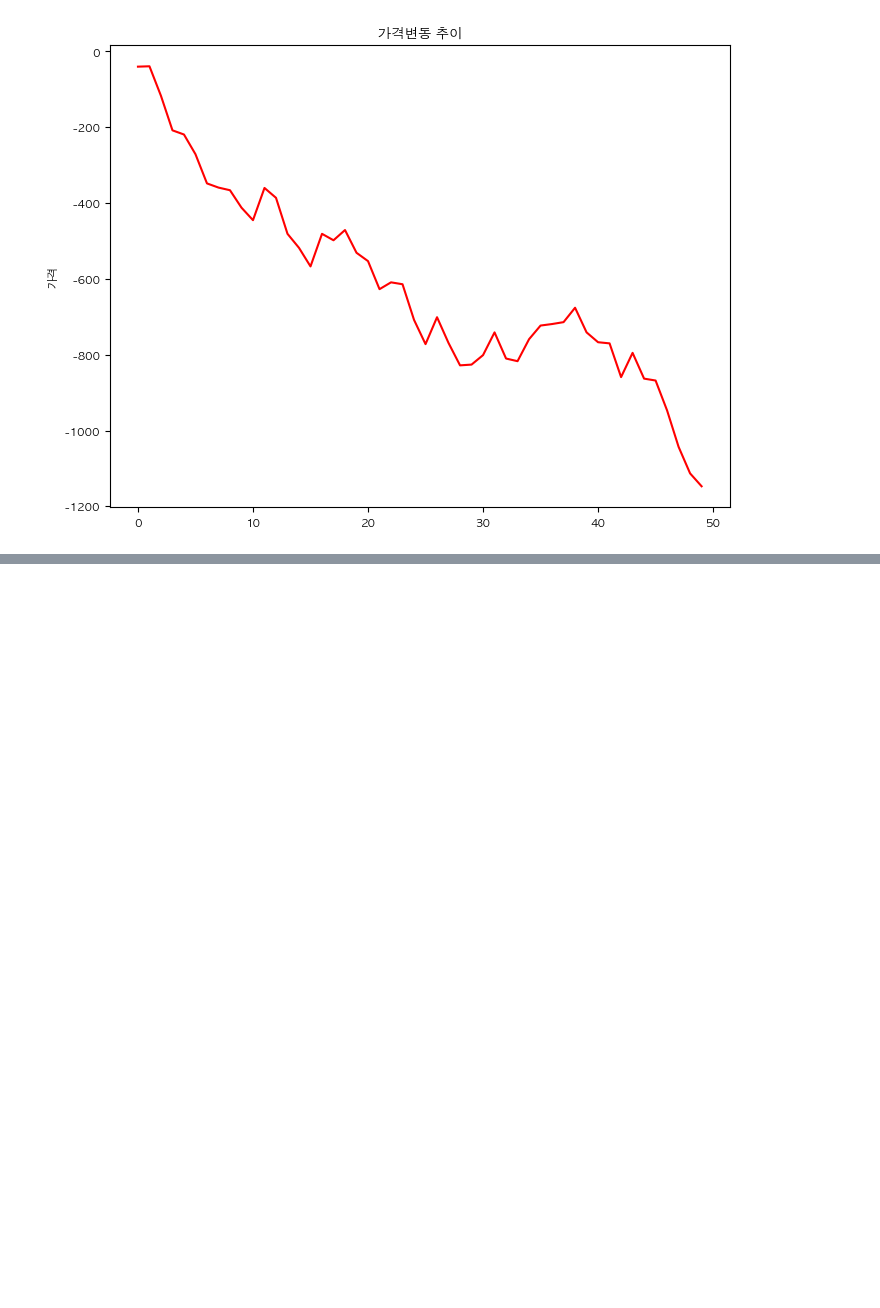
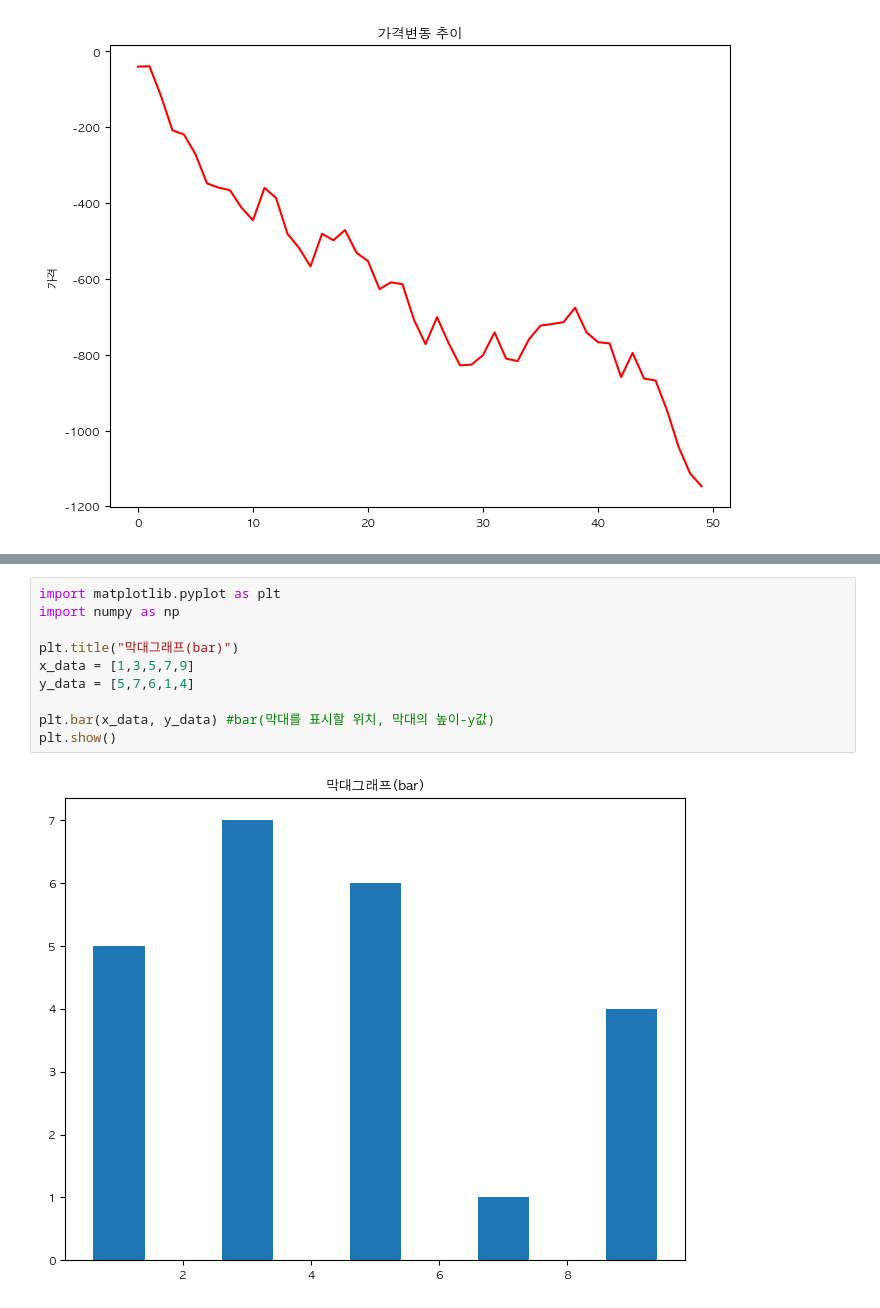
Before and after one commit to JngHoon2/Academy_Python_output, a Jupyter notebook: jupyterNotebook/02_데이터분석_기본/01_데이터시각화_기본.ipynb, the cells around one changed output, grey strips where cells are left out. Saved outputs shown, nothing was run; the diff lists cells and outputs as text; blank space fills up the shorter version.

```diff
--- a/jupyterNotebook/02_데이터분석_기본/01_데이터시각화_기본.ipynb
+++ b/jupyterNotebook/02_데이터분석_기본/01_데이터시각화_기본.ipynb
@@ -169,0 +173,12 @@ plt.show()
+# %%
+import matplotlib.pyplot as plt
+import numpy as np
+
+plt.title("막대그래프(bar)")
+x_data = [1,3,5,7,9]
+y_data = [5,7,6,1,4]
+
+plt.bar(x_data, y_data) #bar(막대를 표시할 위치, 막대의 높이-y값)
+plt.show()
+# %% [output]
+[figure, added]
```
Also changed, not shown: parts of 10 cells of this notebook, 6 other files.
